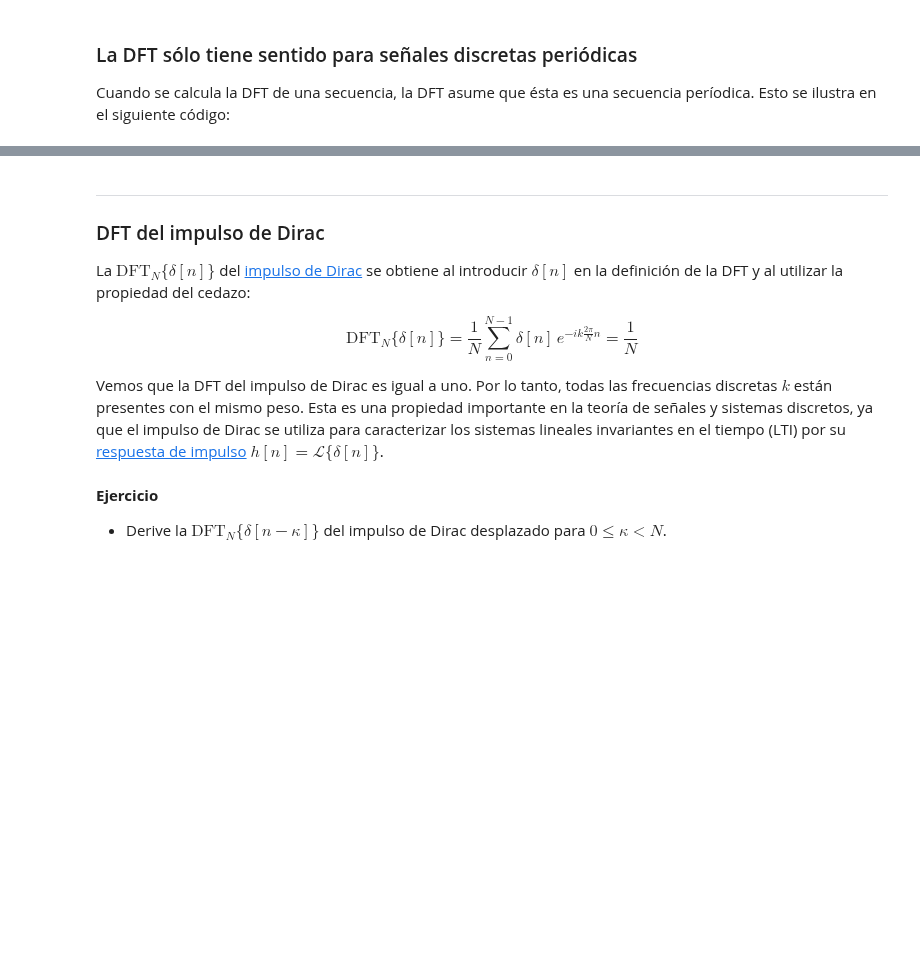
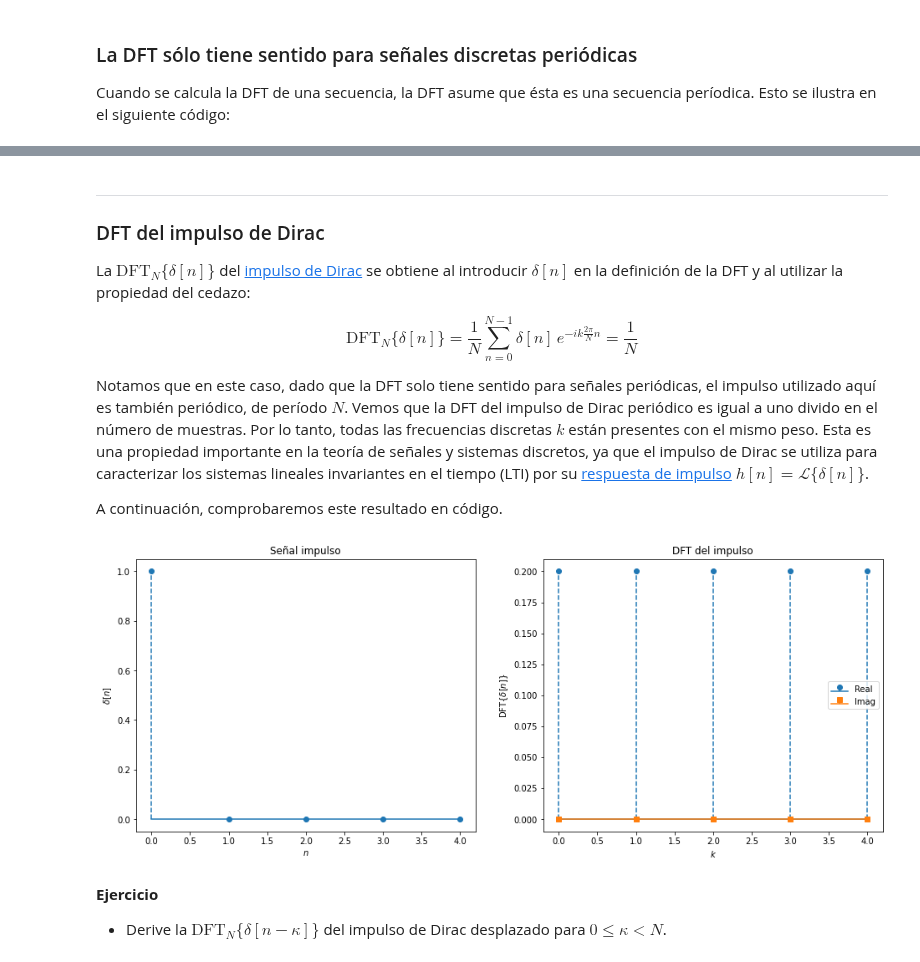
Before and after one commit to rodrigocadiz/senales_y_sistemas, a Jupyter notebook: 34-DFT.ipynb, the cells around one changed output, grey strips where cells are left out. Drawn from its saved outputs; the diff is of its cells as text; code cells hidden in the pictures; blank space fills up the shorter version.

```diff
--- a/34-DFT.ipynb
+++ b/34-DFT.ipynb
@@ -208,7 +239,29 @@ La $\text{DFT}_N \{ \delta[n] \}$ del [impulso de Dirac](./26-Funciones_importan
 \text{DFT}_N \{ \delta[n] \} = \frac{1}{N} \sum_{n = 0}^{N-1} \delta[n] \, e^{-i k \frac{2 \pi}{N} n} = \frac{1}{N}
 \end{equation}
 
-Vemos que la DFT del impulso de Dirac es igual a uno. Por lo tanto, todas las frecuencias discretas $k$ están presentes con el mismo peso. Esta es una propiedad importante en la teoría de señales y sistemas discretos, ya que el impulso de Dirac se utiliza para caracterizar los sistemas lineales invariantes en el tiempo (LTI) por su [respuesta de impulso](./29-Sistemas_LTI_discretos.ipynb#respuesta_al_impulso) $h[n] = \mathcal{L} \{ \delta[n] \}$.
+Notamos que en este caso, dado que la DFT solo tiene sentido para señales periódicas, el impulso utilizado aquí es también periódico, de período $N$. Vemos que la DFT del impulso de Dirac periódico es igual a uno divido en el número de muestras. Por lo tanto, todas las frecuencias discretas $k$ están presentes con el mismo peso. Esta es una propiedad importante en la teoría de señales y sistemas discretos, ya que el impulso de Dirac se utiliza para caracterizar los sistemas lineales invariantes en el tiempo (LTI) por su [respuesta de impulso](./29-Sistemas_LTI_discretos.ipynb#respuesta_al_impulso) $h[n] = \mathcal{L} \{ \delta[n] \}$.
+
+A continuación, comprobaremos este resultado en código.
+# %%
+import matplotlib.pyplot as plt
+import numpy as np
+import sys_functions
+
+%matplotlib inline
+
+N = 5  # largo de la señal original
+f = np.concatenate((np.ones(1),np.zeros(N-1))) # señal impulso
+F = sys_functions.DFT(f) # DFT de la señal impulso
+
+plt.figure(figsize = (16, 6))
+
+plt.subplot(121)
+sys_functions.plotSequence(f,'Señal impulso',xlabel='$n$',ylabel='$\delta[n]$')
+
+plt.subplot(122)
+sys_functions.plotSequence(F,'DFT del impulso',xlabel='$k$',ylabel='DFT{$\delta[n]$}')
+# %% [output]
+[figure, added]
 # %% [markdown]
 **Ejercicio**
 
```
Also changed, not shown: parts of 17 cells of this notebook, 13 other files.
